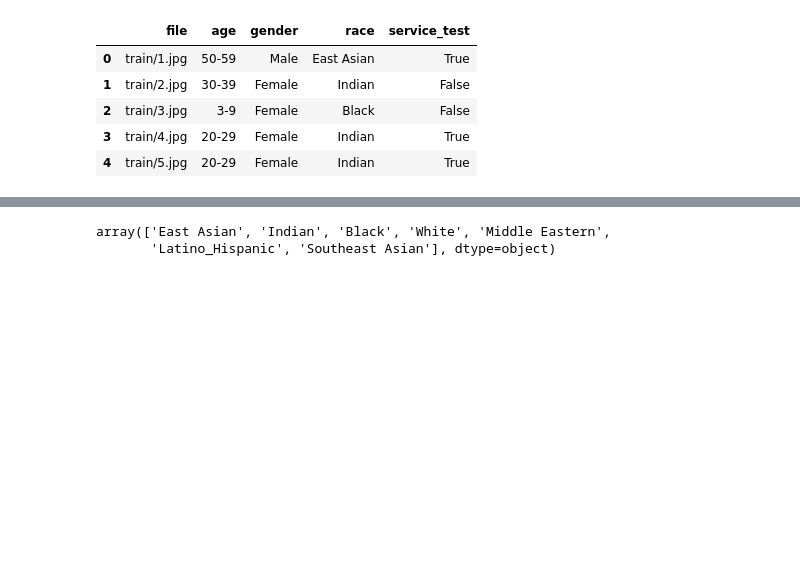
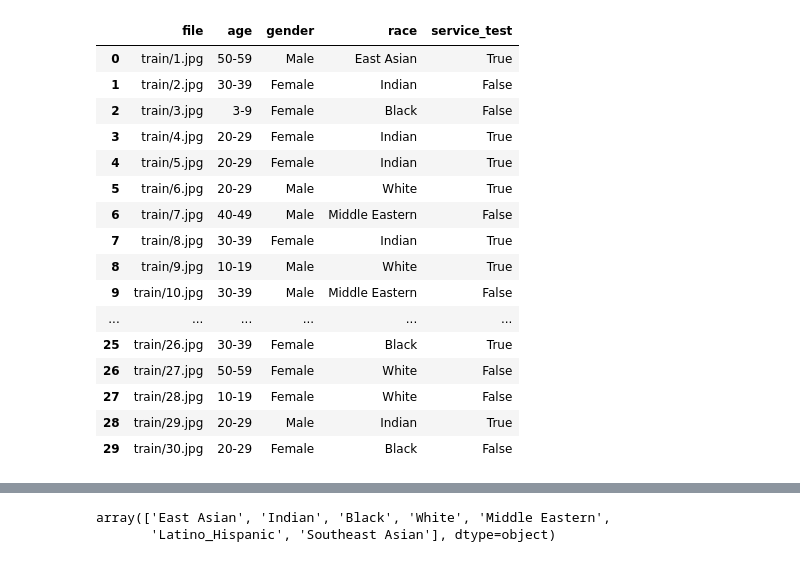
Before and after one commit to sudikshas/Racial_Classification_XAI_Model, a Jupyter notebook: notebook/Race_model-Copy1.ipynb, the cells around one changed output, grey strips where cells are left out. Drawn from its saved outputs; the diff is of its cells as text; code cells hidden in the pictures; blank space fills up the shorter version.

```diff
--- a/notebook/Race_model-Copy1.ipynb
+++ b/notebook/Race_model-Copy1.ipynb
@@ -65,12 +65,23 @@ dataset_dict['race_alias'] = dict((g, i) for i, g in dataset_dict['race_id'].ite
 # %%
 dataset_folder_name = '../../fairface_data'
 dataset_csv = '/fairface_label_train.csv'
 dataset = pd.read_csv(dataset_folder_name + dataset_csv)
-dataset.head()
+dataset.head(30)
 # %% [output]
 |  | file | age | gender | race | service_test |
 | 0 | train/1.jpg | 50-59 | Male | East Asian | True |
 | 1 | train/2.jpg | 30-39 | Female | Indian | False |
 | 2 | train/3.jpg | 3-9 | Female | Black | False |
 | 3 | train/4.jpg | 20-29 | Female | Indian | True |
 | 4 | train/5.jpg | 20-29 | Female | Indian | True |
+| 5 | train/6.jpg | 20-29 | Male | White | True |
+| 6 | train/7.jpg | 40-49 | Male | Middle Eastern | False |
+| 7 | train/8.jpg | 30-39 | Female | Indian | True |
+| 8 | train/9.jpg | 10-19 | Male | White | True |
+| 9 | train/10.jpg | 30-39 | Male | Middle Eastern | False |
+| ... | ... | ... | ... | ... | ... |
+| 25 | train/26.jpg | 30-39 | Female | Black | True |
+| 26 | train/27.jpg | 50-59 | Female | White | False |
+| 27 | train/28.jpg | 10-19 | Female | White | False |
+| 28 | train/29.jpg | 20-29 | Male | Indian | True |
+| 29 | train/30.jpg | 20-29 | Female | Black | False |
```
Also changed, not shown: parts of 4 cells of this notebook, 5 other files.
